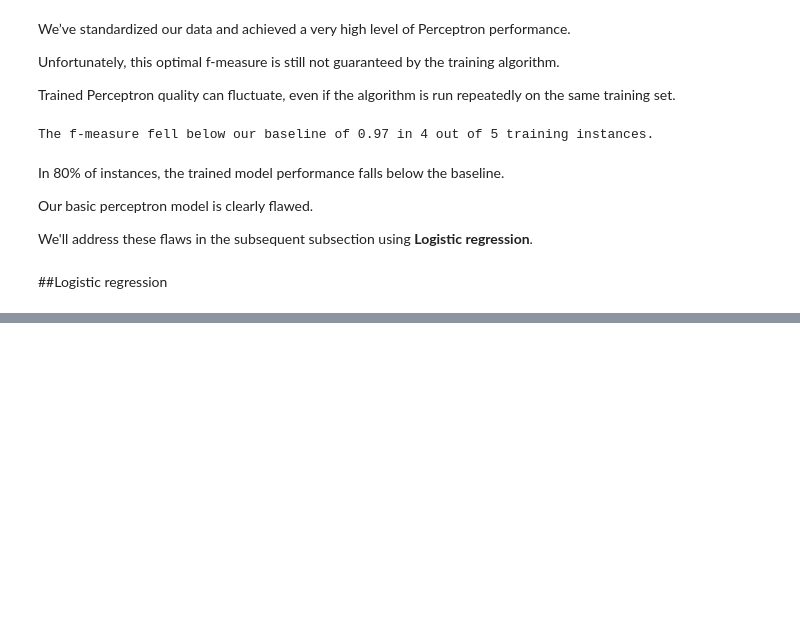
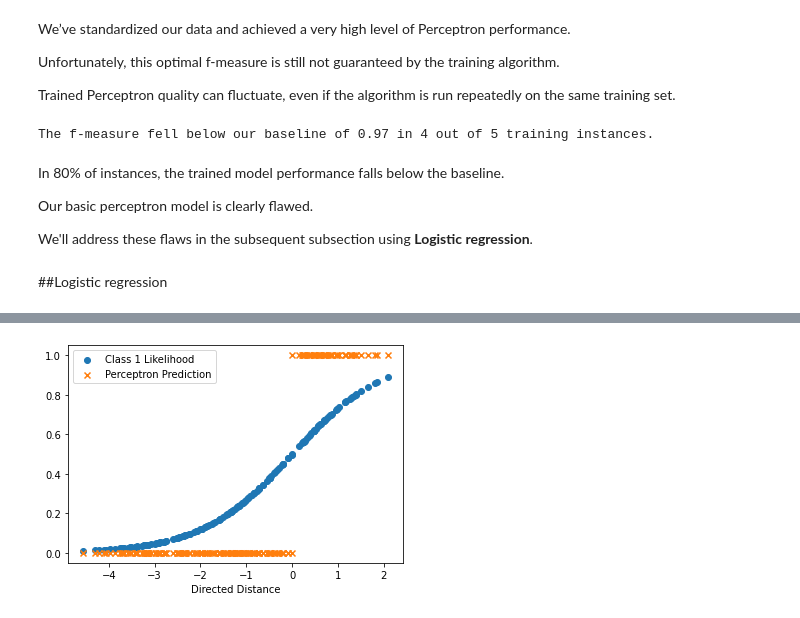
Before and after one commit to rahiakela/data-science-research-and-practice, a Jupyter notebook: data-science-bookcamp/case-study-5--predicting-future-friendships/04_linear_classifiers_with_logistic_regression.ipynb, the cells around one changed output, grey strips where cells are left out. Drawn from its saved outputs; the diff is of its cells as text; code cells hidden in the pictures; blank space fills up the shorter version.

```diff
--- a/data-science-bookcamp/case-study-5--predicting-future-friendships/04_linear_classifiers_with_logistic_regression.ipynb
+++ b/data-science-bookcamp/case-study-5--predicting-future-friendships/04_linear_classifiers_with_logistic_regression.ipynb
@@ -464,0 +508,14 @@ We'll address these flaws in the subsequent subsection using **Logistic regressi
+# %%
+# Comparing logistic uncertainty to the Perceptron’s predictions
+M = np.column_stack([X_s, np.ones(X_s.shape[0])])
+distances = M @ weights
+likelihoods = 1 / (1 + e ** -distances)
+
+plt.scatter(distances, likelihoods, label='Class 1 Likelihood')
+plt.scatter(distances, distances > 0, label='Perceptron Prediction', marker='x')
+
+plt.xlabel('Directed Distance')
+plt.legend()
+plt.show()
+# %% [output]
+[figure, added]
```
Also changed, not shown: parts of 14 cells of this notebook.
